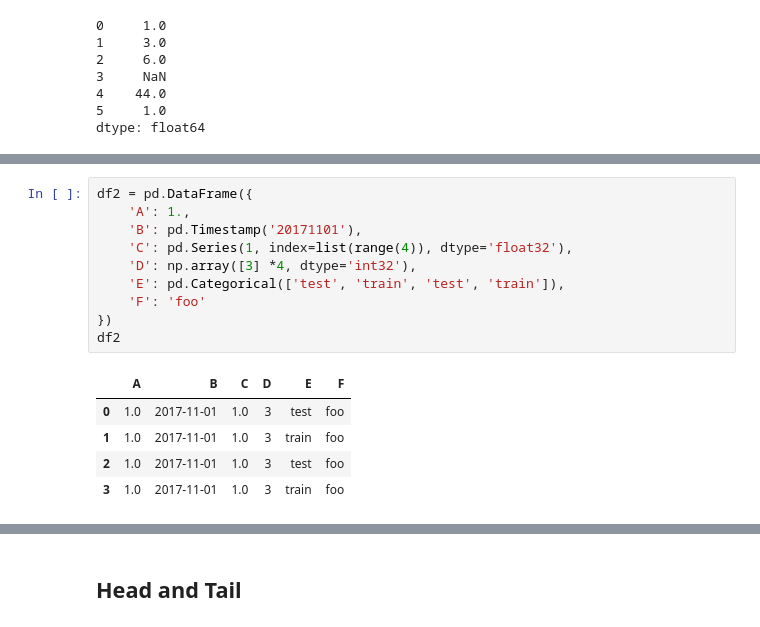
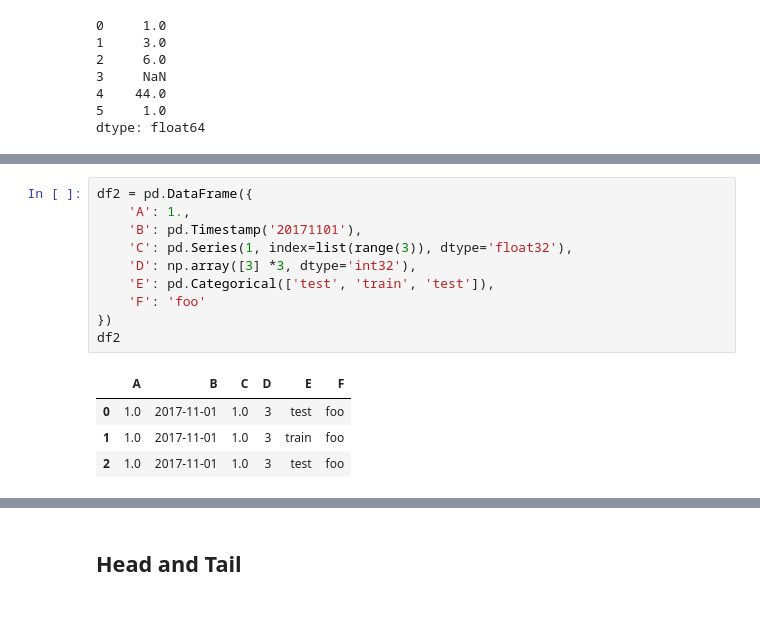
Before and after one commit to hyhlinux/math, a Jupyter notebook: demo_numpy_pandas/demo_pandas.ipynb, the cells around one changed output, grey strips where cells are left out. Drawn from its saved outputs; the diff is of its cells as text.

```diff
--- a/demo_numpy_pandas/demo_pandas.ipynb
+++ b/demo_numpy_pandas/demo_pandas.ipynb
@@ -37,19 +37,18 @@ DatetimeIndex(['2017-11-01', '2017-11-02', '2017-11-03', '2017-11-04',
 # %%
 df2 = pd.DataFrame({
     'A': 1.,
     'B': pd.Timestamp('20171101'),
-    'C': pd.Series(1, index=list(range(4)), dtype='float32'),
-    'D': np.array([3] *4, dtype='int32'),
-    'E': pd.Categorical(['test', 'train', 'test', 'train']),
+    'C': pd.Series(1, index=list(range(3)), dtype='float32'),
+    'D': np.array([3] *3, dtype='int32'),
+    'E': pd.Categorical(['test', 'train', 'test']),
     'F': 'foo'
 })
 df2
 # %% [output]
 |  | A | B | C | D | E | F |
 | 0 | 1.0 | 2017-11-01 | 1.0 | 3 | test | foo |
 | 1 | 1.0 | 2017-11-01 | 1.0 | 3 | train | foo |
 | 2 | 1.0 | 2017-11-01 | 1.0 | 3 | test | foo |
-| 3 | 1.0 | 2017-11-01 | 1.0 | 3 | train | foo |
 # %%
 df.head()
 # %% [output]
```
Also changed, not shown: parts of 50 cells of this notebook, 4 other files.
